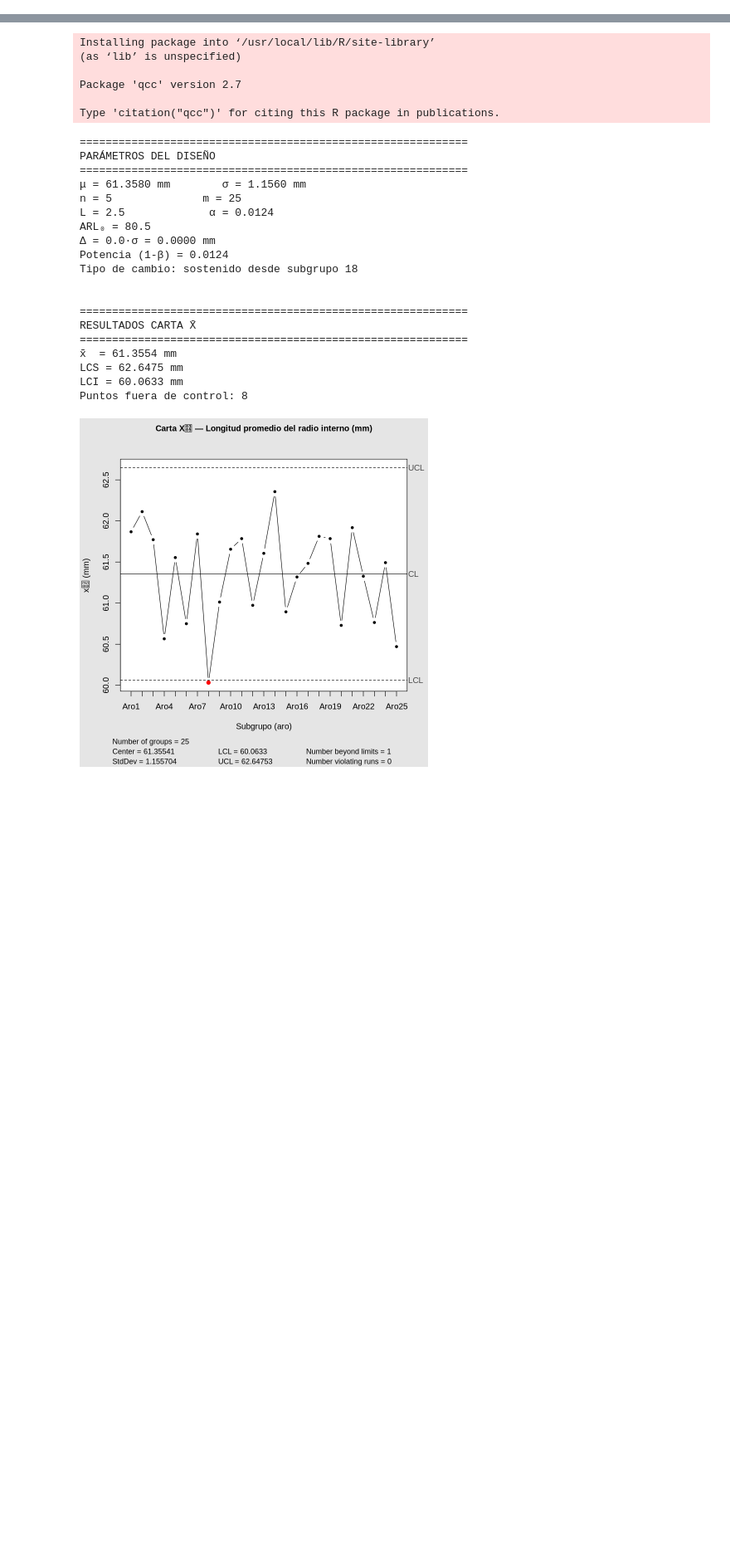
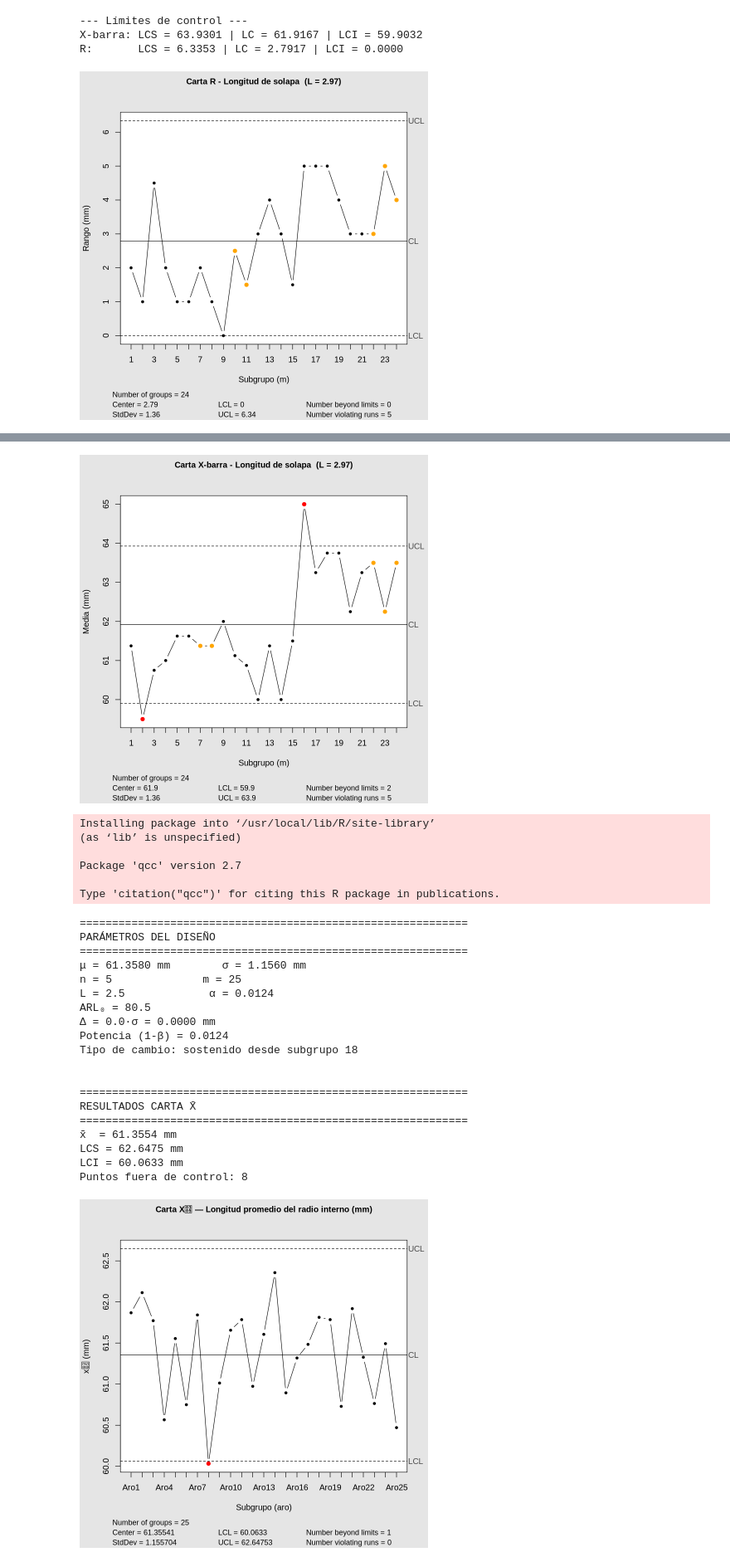
Before and after one commit to juanflo-svg/origami_quality_control, a Jupyter notebook: Copia_de_datos_RadioInterno_simulados.ipynb, the cells around one changed output, grey strips where cells are left out. Shown at 83% size. Saved outputs shown, nothing was run; the diff lists cells and outputs as text; code cells hidden in the pictures; blank space fills up the shorter version.

```diff
--- a/Copia_de_datos_RadioInterno_simulados.ipynb
+++ b/Copia_de_datos_RadioInterno_simulados.ipynb
@@ -2,0 +146,74 @@
+# %%
+# ============================================================
+# CARTAS DE CONTROL X-BARRA y R  (L = 2.97)
+# ============================================================
+n  <- 4
+L  <- 2.97
+d2 <- 2.059
+d3 <- 0.880
+
+Xbarbar <- mean(media_subgrupos)
+Rbar    <- mean(rango_subgrupos)
+
+# Límites carta X-barra
+A2_custom <- L / (d2 * sqrt(n))
+LCS_xbar  <- Xbarbar + A2_custom * Rbar
+LCI_xbar  <- Xbarbar - A2_custom * Rbar
+
+# Límites carta R
+LCS_R <- Rbar * (1 + L * d3 / d2)
+LCI_R <- max(0, Rbar * (1 - L * d3 / d2))
+
+cat("\n--- Límites de control ---\n")
+cat(sprintf("X-barra: LCS = %.4f | LC = %.4f | LCI = %.4f\n",
+            LCS_xbar, Xbarbar, LCI_xbar))
+cat(sprintf("R:       LCS = %.4f | LC = %.4f | LCI = %.4f\n",
+            LCS_R, Rbar, LCI_R))
+
+matriz_qcc <- as.matrix(mediciones)
+
+carta_R <- qcc(data   = matriz_qcc,
+               type   = "R",
+               sizes  = n,
+               limits = c(LCI_R, LCS_R),
+               title  = "Carta R - Longitud de solapa  (L = 2.97)",
+               xlab   = "Subgrupo (m)",
+               ylab   = "Rango (mm)",
+               digits = 3)
+
+carta_Xbar <- qcc(data   = matriz_qcc,
+                  type   = "xbar",
+                  sizes  = n,
+                  limits = c(LCI_xbar, LCS_xbar),
+                  title  = "Carta X-barra - Longitud de solapa  (L = 2.97)",
+                  xlab   = "Subgrupo (m)",
+                  ylab   = "Media (mm)",
+                  digits = 3)
+
+# ============================================================
+# RESUMEN PUNTOS FUERA DE CONTROL
+# ============================================================
+cat("\n--- Puntos fuera de control ---\n")
+fuera_xbar <- carta_Xbar$violations$beyond.limits
+fuera_R    <- carta_R$violations$beyond.limits
+cat(sprintf("Carta X-barra : %s\n",
+            ifelse(length(fuera_xbar) == 0, "ninguno",
+                   paste(fuera_xbar, collapse = ", "))))
+cat(sprintf("Carta R       : %s\n",
+            ifelse(length(fuera_R) == 0, "ninguno",
+                   paste(fuera_R, collapse = ", "))))
+
+# Bitácora de subgrupos fuera de control
+if (length(fuera_xbar) > 0) {
+  cat("\nBitácora subgrupos fuera en X-barra:\n")
+  print(datos[fuera_xbar, c("m", "Bitácora", "Inspector")])
+}
+if (length(fuera_R) > 0) {
+  cat("\nBitácora subgrupos fuera en R:\n")
+  print(datos[fuera_R, c("m", "Bitácora", "Inspector")])
+}
+# %% [output]
+--- Límites de control ---
+X-barra: LCS = 63.9301 | LC = 61.9167 | LCI = 59.9032
+R:       LCS = 6.3353 | LC = 2.7917 | LCI = 0.0000
+[figure, added]
@@ -3,2 +230,3 @@
+[figure, added]
 # %%
 # Instalar y cargar qcc
```
Also changed, not shown: parts of 8 cells of this notebook.
